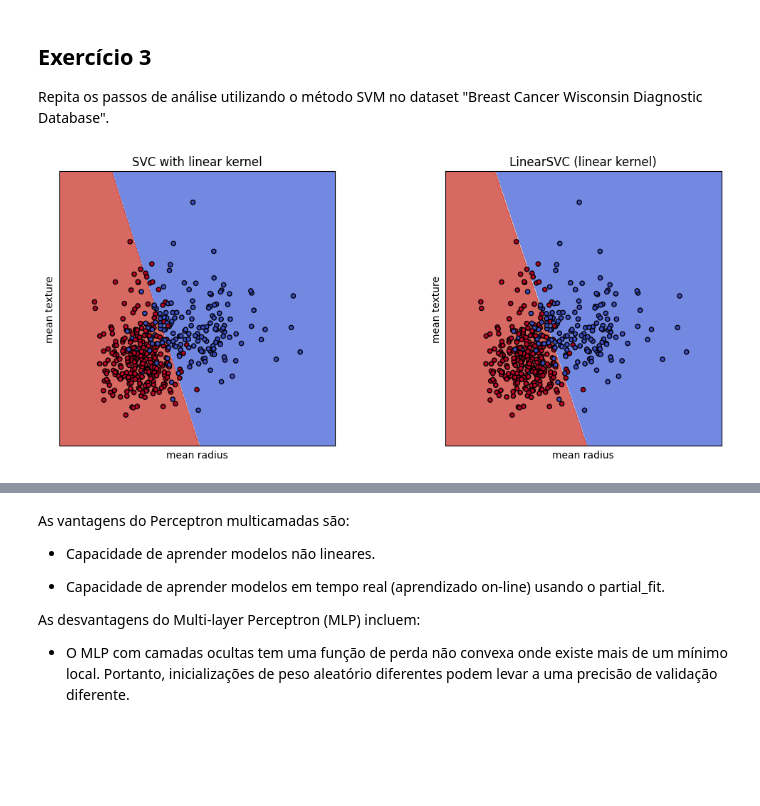
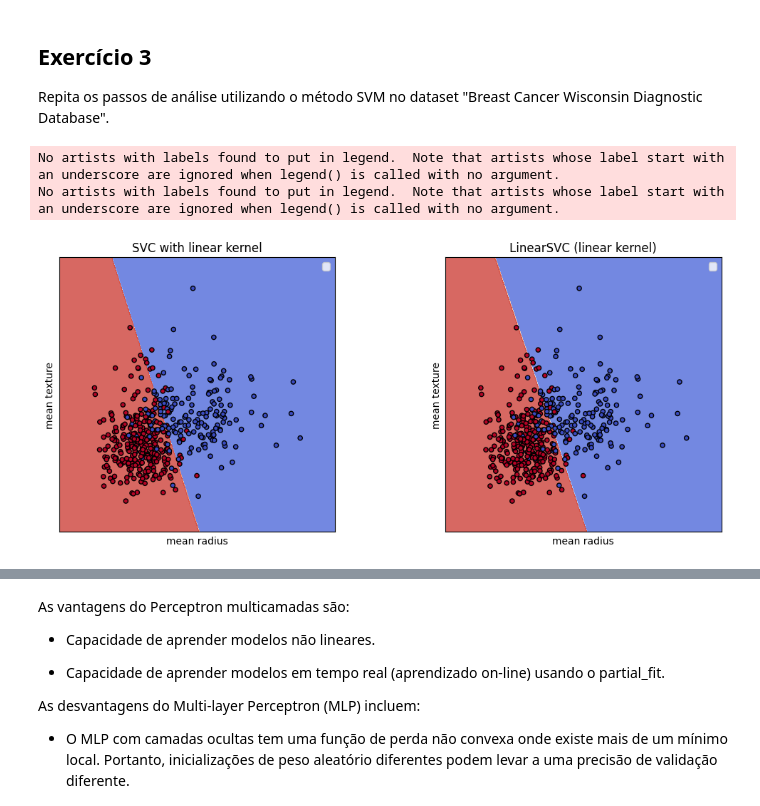
Before and after one commit to J41R0JUNIOR/Materias, a Jupyter notebook: Novas-Tecnologias/atividades/caderno/Jairo-Aula9A.ipynb, the cells around one changed output, grey strips where cells are left out. Saved outputs shown, nothing was run; the diff lists cells and outputs as text; code cells hidden in the pictures; blank space fills up the shorter version.

```diff
--- a/Novas-Tecnologias/atividades/caderno/Jairo-Aula9A.ipynb
+++ b/Novas-Tecnologias/atividades/caderno/Jairo-Aula9A.ipynb
@@ -699,17 +673,0 @@ dados_cancer.head()
-# %%
-import pandas as pd
-from sklearn.datasets import load_breast_cancer
-
-#Verificando as linhas do dataframe, porém separa os dados para a preparar para o machine learning.
-#Separando os atributos preditores (entrada) do atributo alvo (target):
-data = load_breast_cancer()
-
-dados_cancer = pd.DataFrame(data.data, columns=data.feature_names)
-
-dados_cancer['target'] = data.target
-
-X = dados_cancer.drop(columns=['target'])
-y = dados_cancer['target']
-
-print(X.head())
-print(y.head())
@@ -1234,51 +1117,56 @@ def plot_contours(ax, clf, xx, yy, **params):
     out = ax.contourf(xx, yy, Z, **params)
     return out
 
-# Carregar o dataset Breast Cancer
+# Load the Breast Cancer dataset
 cancer = load_breast_cancer()
-# Escolher as primeiras duas características para simplificação
+# Choose the first two features for simplification
 X = cancer.data[:, :2]
 y = cancer.target
 
-# Normalizar os dados
+# Normalize the data
 scaler = StandardScaler()
 X = scaler.fit_transform(X)
 
-# Dividir os dados em conjuntos de treino e teste
+# Split the data into training and test sets
 X_train, X_test, y_train, y_test = train_test_split(X, y, test_size=0.2, random_state=42)
 
-# Criar instâncias do SVM e ajustar os dados
-C = 1.0  # Parâmetro de regularização do SVM
+# Create instances of SVM and fit the data
+C = 1.0  # SVM regularization parameter
 models = (svm.SVC(kernel='linear', C=C),
           svm.LinearSVC(C=C, max_iter=10000))
-models = (clf.fit(X_train, y_train) for clf in models)
 
-# Títulos para os gráficos
+# Fit the models
+models = [clf.fit(X_train, y_train) for clf in models]
+
+# Titles for the plots
 titles = ('SVC with linear kernel',
           'LinearSVC (linear kernel)')
 
-# Configurar grid 1x2 para os gráficos
+# Set up a grid of 1x2 plots
 fig, sub = plt.subplots(1, 2, figsize=(12, 5))
 plt.subplots_adjust(wspace=0.4, hspace=0.4)
 
 X0, X1 = X_train[:, 0], X_train[:, 1]
 xx, yy = make_meshgrid(X0, X1)
 
 for clf, title, ax in zip(models, titles, sub.flatten()):
     plot_contours(ax, clf, xx, yy,
                   cmap=plt.cm.coolwarm, alpha=0.8)
     ax.scatter(X0, X1, c=y_train, cmap=plt.cm.coolwarm, s=20, edgecolors='k')
     ax.set_xlim(xx.min(), xx.max())
     ax.set_ylim(yy.min(), yy.max())
     ax.set_xlabel(cancer.feature_names[0])
     ax.set_ylabel(cancer.feature_names[1])
     ax.set_xticks(())
     ax.set_yticks(())
     ax.set_title(title)
+    ax.legend()
 
 plt.show()
 # %% [output]
+No artists with labels found to put in legend.  Note that artists whose label start with an underscore are ignored when legend() is called with no argument.
+No artists with labels found to put in legend.  Note that artists whose label start with an underscore are ignored when legend() is called with no argument.
-[figure, old version]
+[figure, new version]
 # %%
 from sklearn.datasets import load_breast_cancer
 
```
Also changed, not shown: parts of 16 cells of this notebook.
